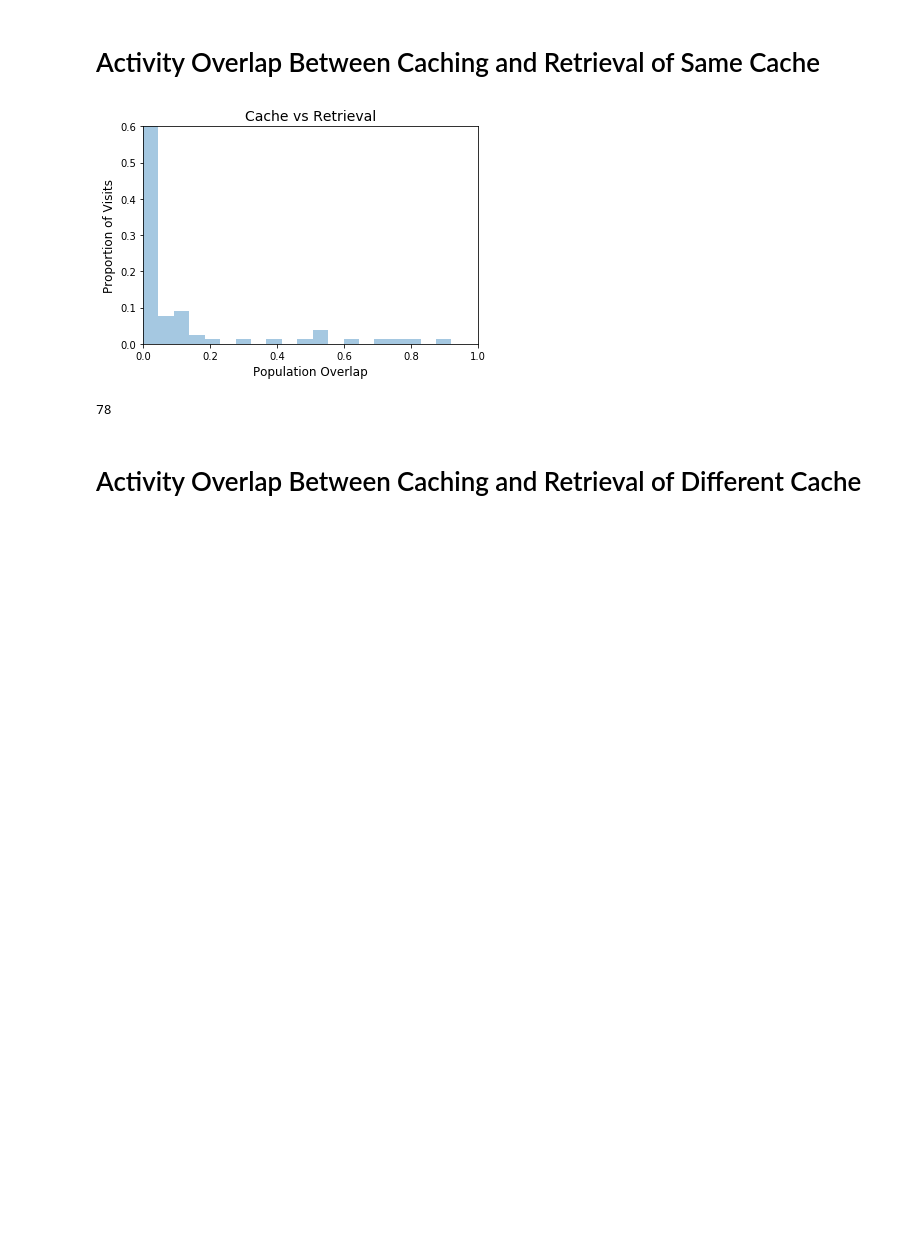
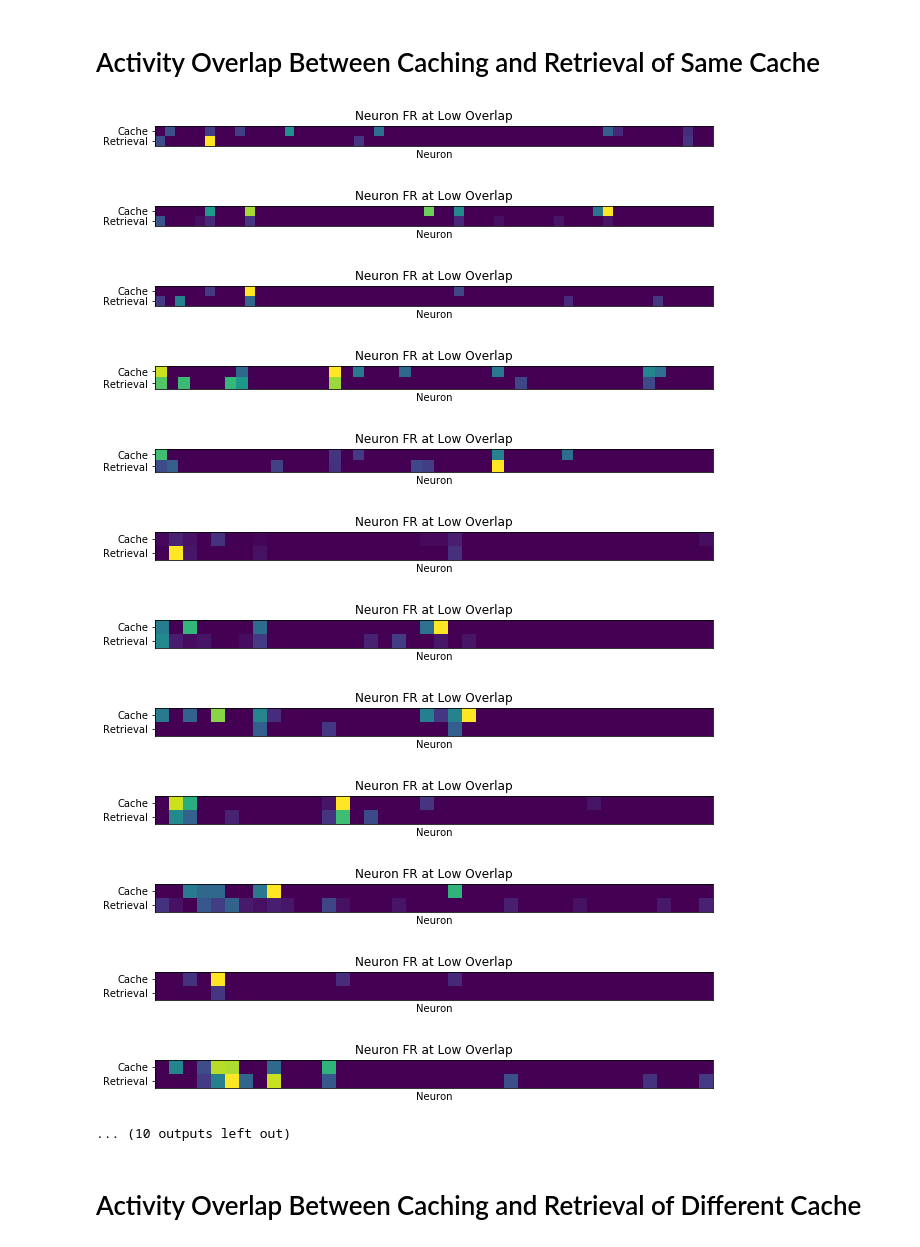
Before and after one commit to chingf/cache-arena-analysis, a Jupyter notebook: notebooks/2-population-reactivation-analysis/2b-long-timescale-reactivation.ipynb, the cells around one changed output. Saved outputs shown, nothing was run; the diff lists cells and outputs as text; code cells hidden in the pictures; blank space fills up the shorter version.

```diff
--- a/notebooks/2-population-reactivation-analysis/2b-long-timescale-reactivation.ipynb
+++ b/notebooks/2-population-reactivation-analysis/2b-long-timescale-reactivation.ipynb
@@ -17,7 +17,7 @@ with open(pickle_dir / 'population_patterns.p', 'rb') as f:
 # %%
 def plot_overlaps(all_overlaps, title):
     plt.figure()
-    plt.hist(all_overlaps, bins=20, alpha=0.4, weights=np.ones(len(all_overlaps)) / len(all_overlaps))
+    plt.hist(all_overlaps, bins=50, alpha=0.4, weights=np.ones(len(all_overlaps)) / len(all_overlaps))
     plt.title(title, fontsize=14)
     plt.ylabel("Proportion of Visits", fontsize=12)
     plt.xlabel("Population Overlap", fontsize=12)
@@ -30,31 +30,51 @@ def plot_overlaps(all_overlaps, title):
 # %%
 all_overlaps = []
 for fil_string in population_patterns.keys():
     f = h5py.File(fil_string, 'r')
     exp_data = ExpData(f)
     visit_s = exp_data.visit_s/exp_data.visit_durs[None,:]
     c_visits = population_patterns[fil_string]['c_visits']
     r_visits = population_patterns[fil_string]['r_visits']
     noncr_visits = population_patterns[fil_string]['noncr_visits']
 
     for i, c_visit in enumerate(c_visits):
         c_site = exp_data.cr_sites[exp_data.cr_was_cache][i]
         cache_pattern = visit_s[:, c_visit]
         for j, r_visit in enumerate(r_visits):
             if r_visit <= c_visit: continue
             r_site = exp_data.cr_sites[exp_data.cr_was_retrieval][j]
             if r_site != c_site: continue
             retriev_pattern = visit_s[:, r_visit]
             overlap = np.nanmax(
                 popln_overlap(cache_pattern[:,None], retriev_pattern)
                 )
             all_overlaps.append(overlap)
+            if overlap > 0.1:
+                max_pattern = np.array((cache_pattern, retriev_pattern))
+                plt.figure(figsize=(10,10))
+                plt.imshow(max_pattern)
+                plt.xticks([])
+                plt.xlabel("Neuron")
+                plt.yticks([0,1], ['Cache', 'Retrieval'])
+                plt.title("Neuron FR at Low Overlap")
+                plt.show()
             break
 
 plot_overlaps(all_overlaps, "Cache vs Retrieval")
 # %% [output]
-[figure, old version]
+[figure, new version]
+[figure, added]
+[figure, added]
+[figure, added]
+[figure, added]
+[figure, added]
+[figure, added]
+[figure, added]
+[figure, added]
+[figure, added]
+[figure, added]
+[figure, added]
-78
+... (10 outputs left out)
 # %% [markdown]
 # Activity Overlap Between Caching and Retrieval of Different Cache
 # %%
```
Also changed, not shown: parts of 1 cell of this notebook.
